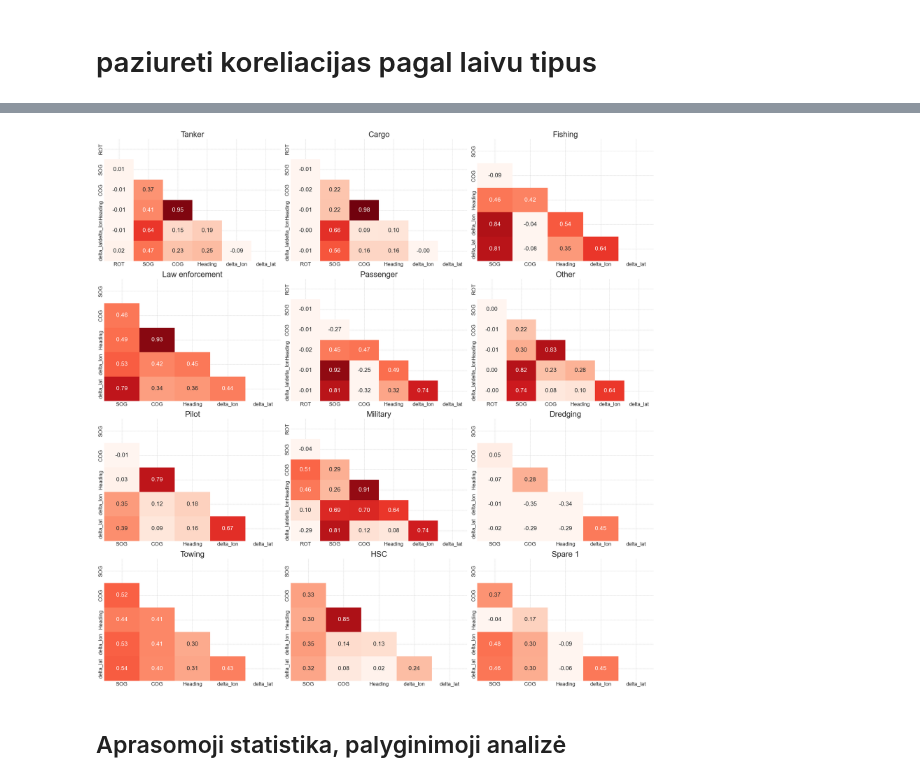
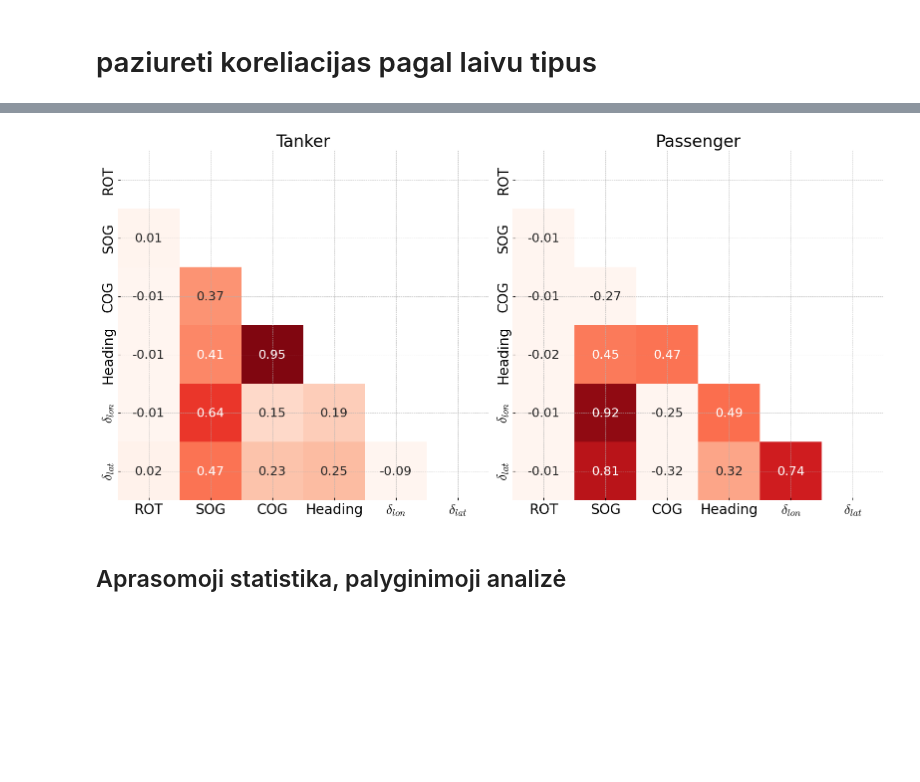
Before and after one commit to lukasjanusauskas/ais-duomenu-vizualizavimas, a Jupyter notebook: 1Lab.ipynb, the cells around one changed output, grey strips where cells are left out. Cells and saved outputs as stored; diff of their text form; code cells hidden in the pictures; blank space fills up the shorter version.

```diff
--- a/1Lab.ipynb
+++ b/1Lab.ipynb
@@ -755,54 +806,51 @@ corr
 # %%
-import numpy as np
-import seaborn as sns
-import matplotlib.pyplot as plt
-import math
 
-ship_types = data["Ship type"].dropna().unique()
+ship_types = ['Tanker', 'Passenger']
 
 n = len(ship_types)
-cols = 3  # kiek heatmap vienoje eilėje
+cols = 2
 rows = math.ceil(n / cols)
 
-fig, axes = plt.subplots(rows, cols, figsize=(8 * cols, 6 * rows))
+fig, axes = plt.subplots(rows, cols, figsize=(8 * cols, 8 * rows))
 axes = axes.flatten()
 
 for i, ship_type in enumerate(ship_types):
 
-    subset = data[data["Ship type"] == ship_type]
+    subset = data[data["Ship type"] == ship_type].copy(deep=True)[numerical]
+    subset = subset.rename(columns={'delta_lat': r'$\delta_{lat}$', 'delta_lon': r'$\delta_{lon}$'})
 
     columns = numerical.copy()
     if subset['ROT'].nunique() == 1:
         columns.remove('ROT')
 
-    corr = subset[columns].corr(method="spearman")
+    corr = subset.corr(method="spearman")
     mask = np.triu(np.ones_like(corr, dtype=bool))
 
     sns.heatmap(
         corr,
         mask=mask,
         cmap="Reds",
         annot=True,
         fmt=".2f",
         ax=axes[i],
         cbar=False,
         annot_kws={"fontsize": 18},
         vmin=0,
         vmax=1
     )
 
     axes[i].set_title(f"{ship_type}", size=24)
-    axes[i].tick_params(axis='both', labelsize=16)
+    axes[i].tick_params(axis='both', labelsize=20)
 
 # Paslepiame nenaudojamus subplot'us jei jų liko
 for j in range(i + 1, len(axes)):
     fig.delaxes(axes[j])
 
 plt.tight_layout()
-# plt.savefig('plots/1lab/corr-matrices.png', dpi=750)
+plt.savefig('plots/1lab/corr-matrices.png', dpi=750)
 plt.show()
 # %% [output]
-[figure, old version]
+[figure, new version]
 # %% [markdown]
 ## Aprasomoji statistika, palyginimoji analizė
 # %% [markdown]
```
Also changed, not shown: parts of 15 cells of this notebook, 1 other file.
